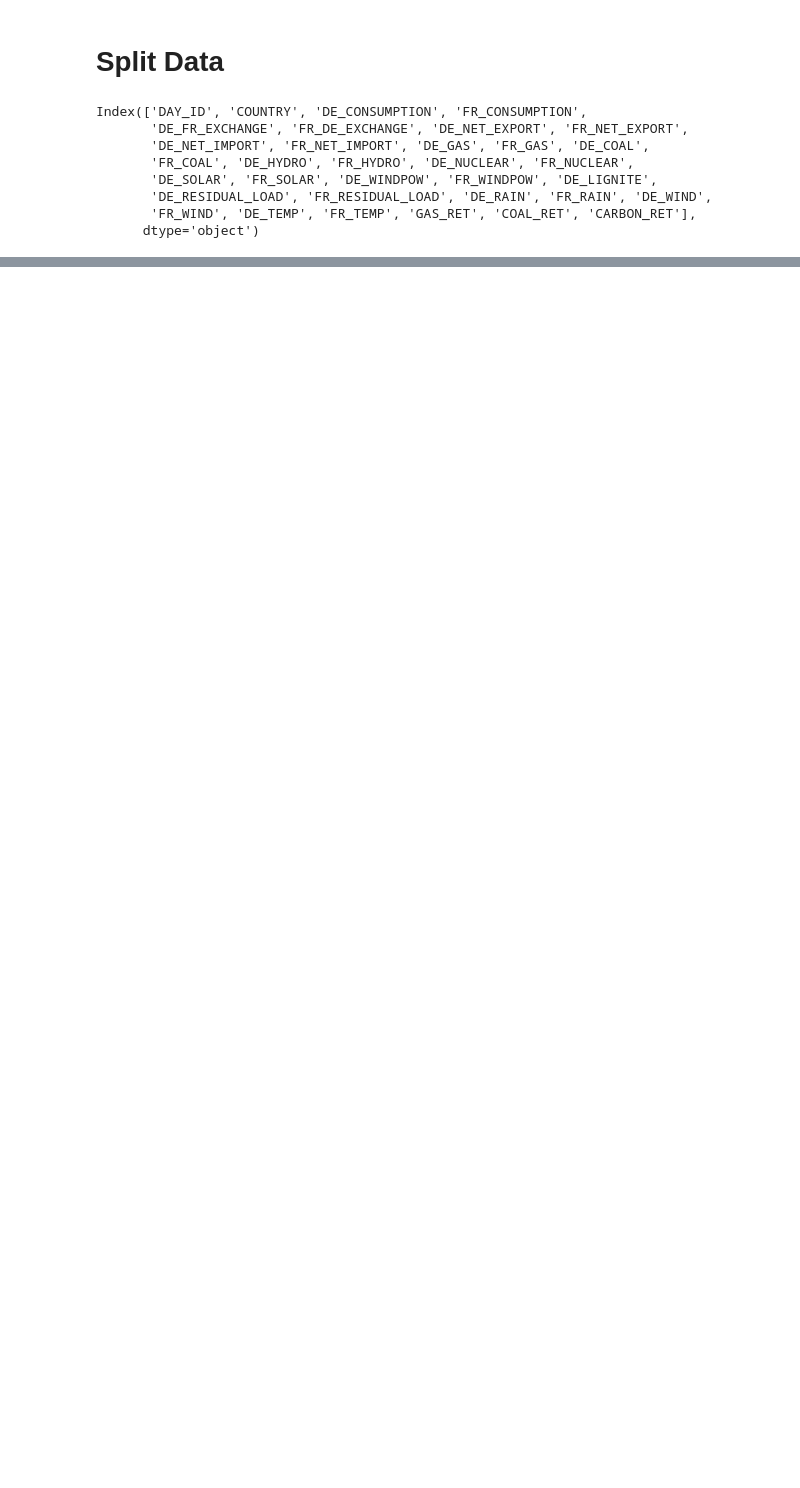
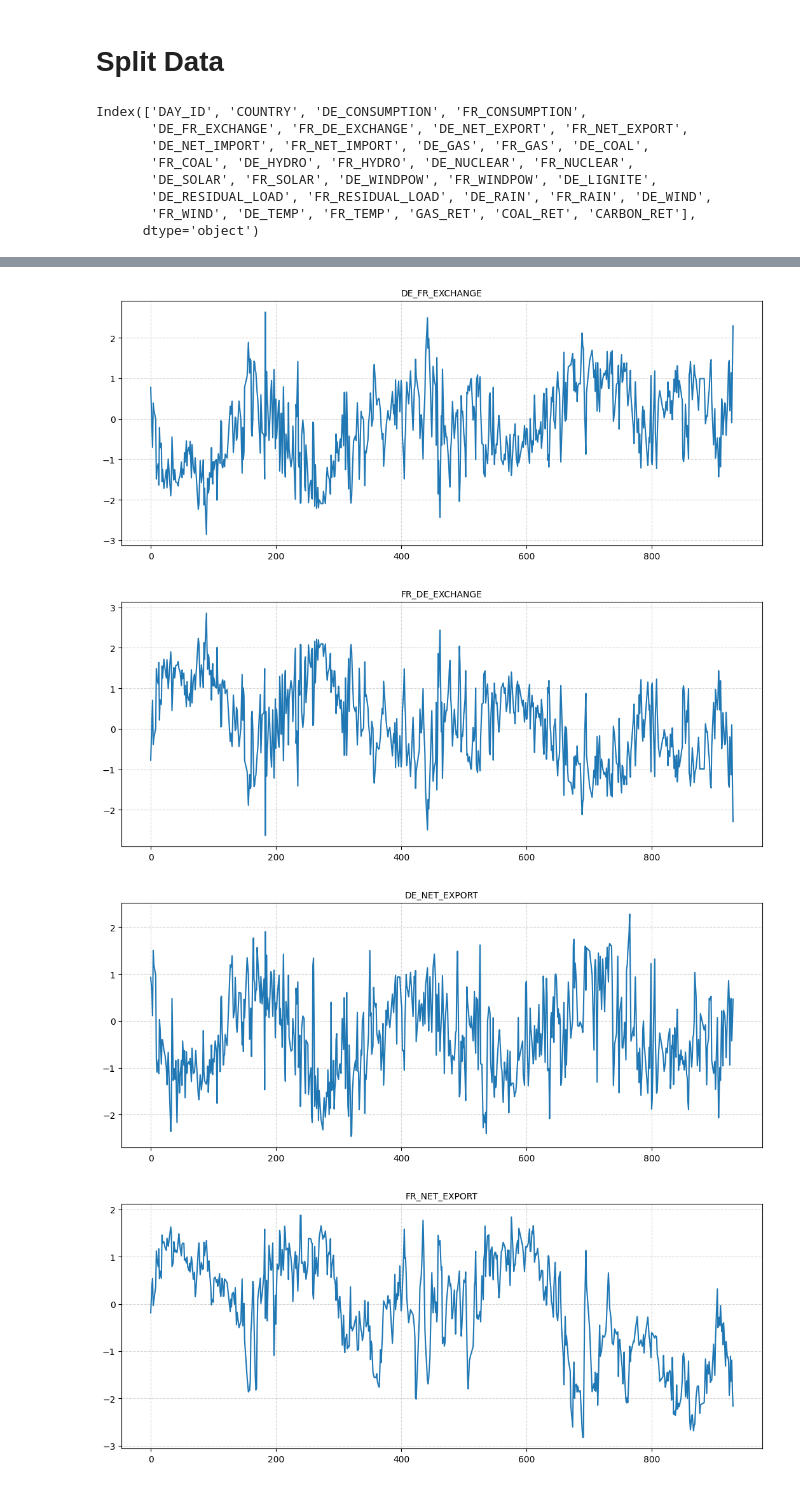
Before and after one commit to talhajamal11/QRT---Electricity-Prices---2023, a Jupyter notebook: src/main.ipynb, the cells around one changed output, grey strips where cells are left out. Drawn from its saved outputs; the diff is of its cells as text; code cells hidden in the pictures; blank space fills up the shorter version.

```diff
--- a/src/main.ipynb
+++ b/src/main.ipynb
@@ -44,0 +84,8 @@ Index(['DAY_ID', 'COUNTRY', 'DE_CONSUMPTION', 'FR_CONSUMPTION',
+# %%
+for col in missing_columns.index:
+    plot_ts(de_x_train[col], col)
+# %% [output]
+[figure, added]
+[figure, added]
+[figure, added]
+[figure, added]
```
Also changed, not shown: parts of 7 cells of this notebook.
